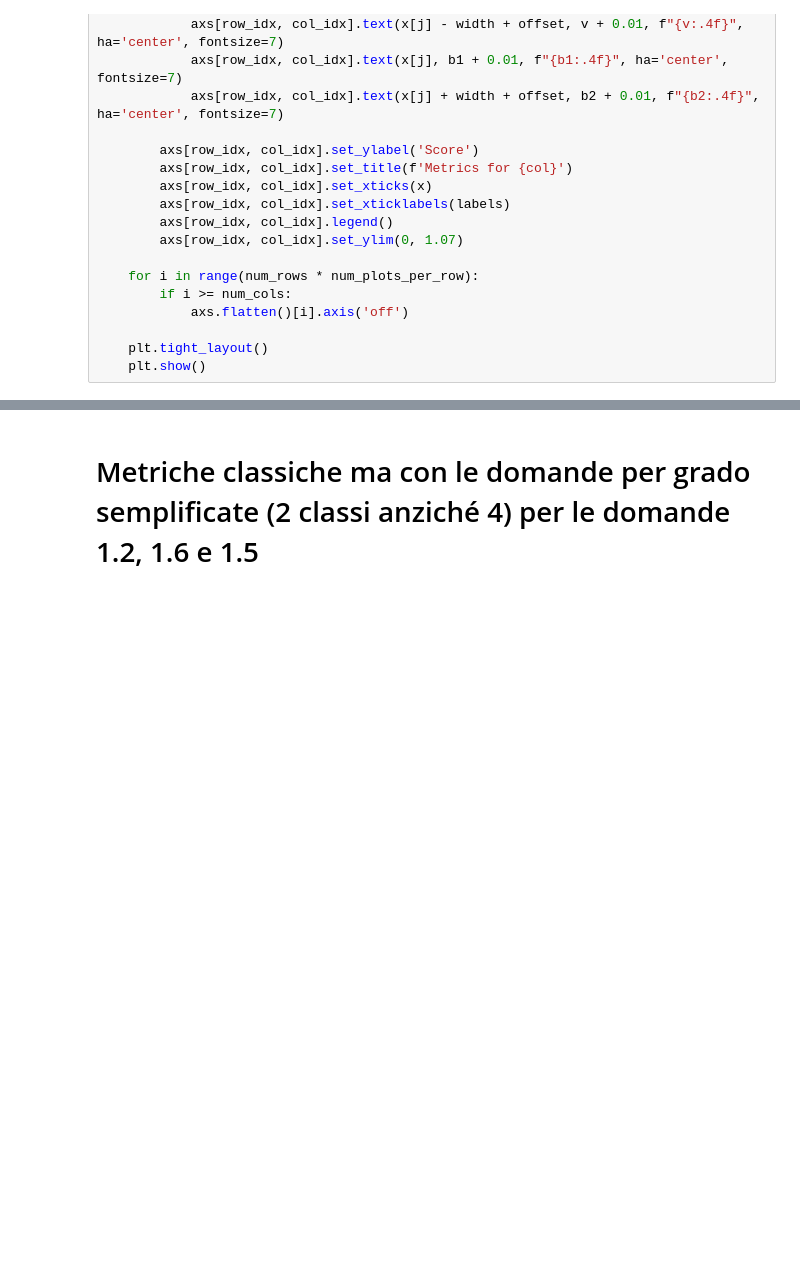
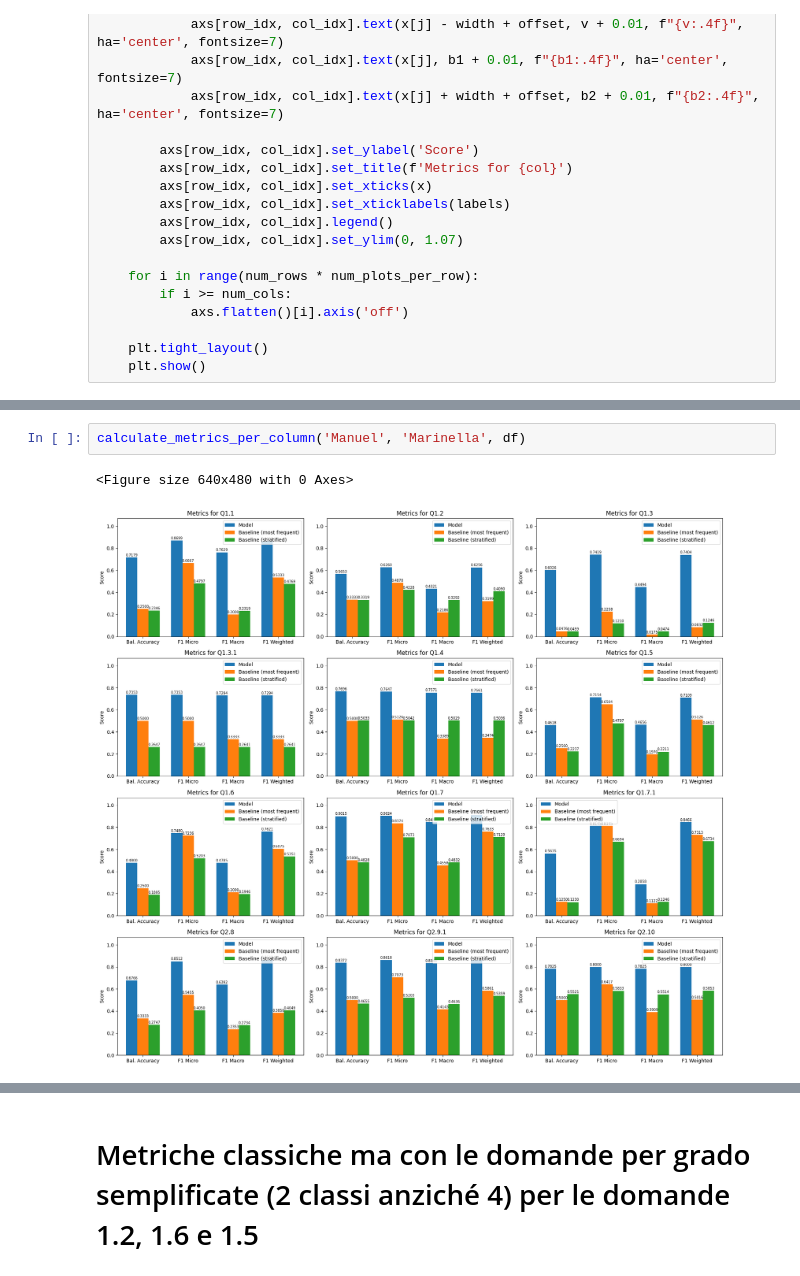
Before and after one commit to bianchi-john/ChatGPTAsAnnotator, a Jupyter notebook: Code/Comparison.ipynb, the cells around one changed output, grey strips where cells are left out. Cells and saved outputs as stored; diff of their text form; blank space fills up the shorter version.

```diff
--- a/Code/Comparison.ipynb
+++ b/Code/Comparison.ipynb
@@ -247,0 +248,5 @@ calculate_metrics_per_column('Manuel', 'ChatGPT4AsAnnotator', df)
+# %%
+calculate_metrics_per_column('Manuel', 'Marinella', df)
+# %% [output]
+<Figure size 640x480 with 0 Axes>
+[figure, added]
```
Also changed, not shown: parts of 6 cells of this notebook, 10 other files.
